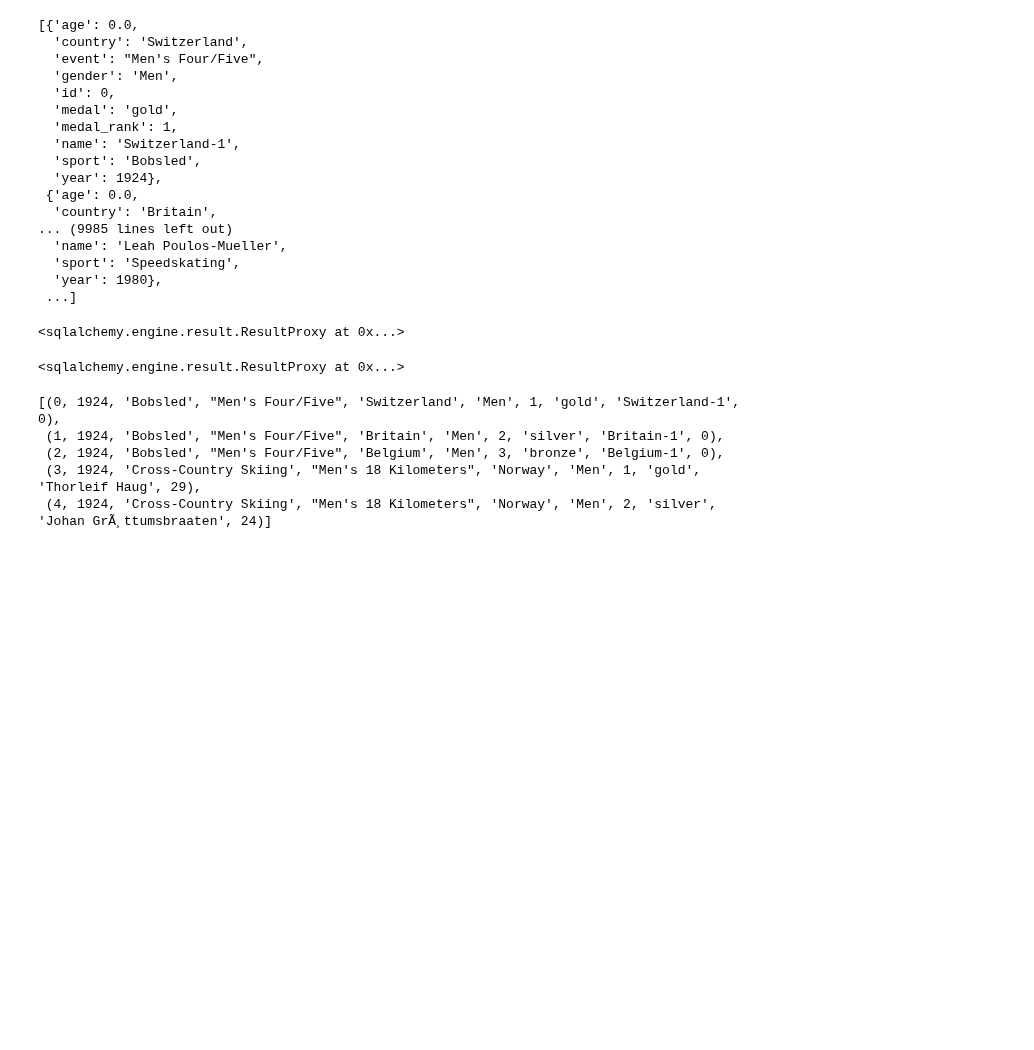
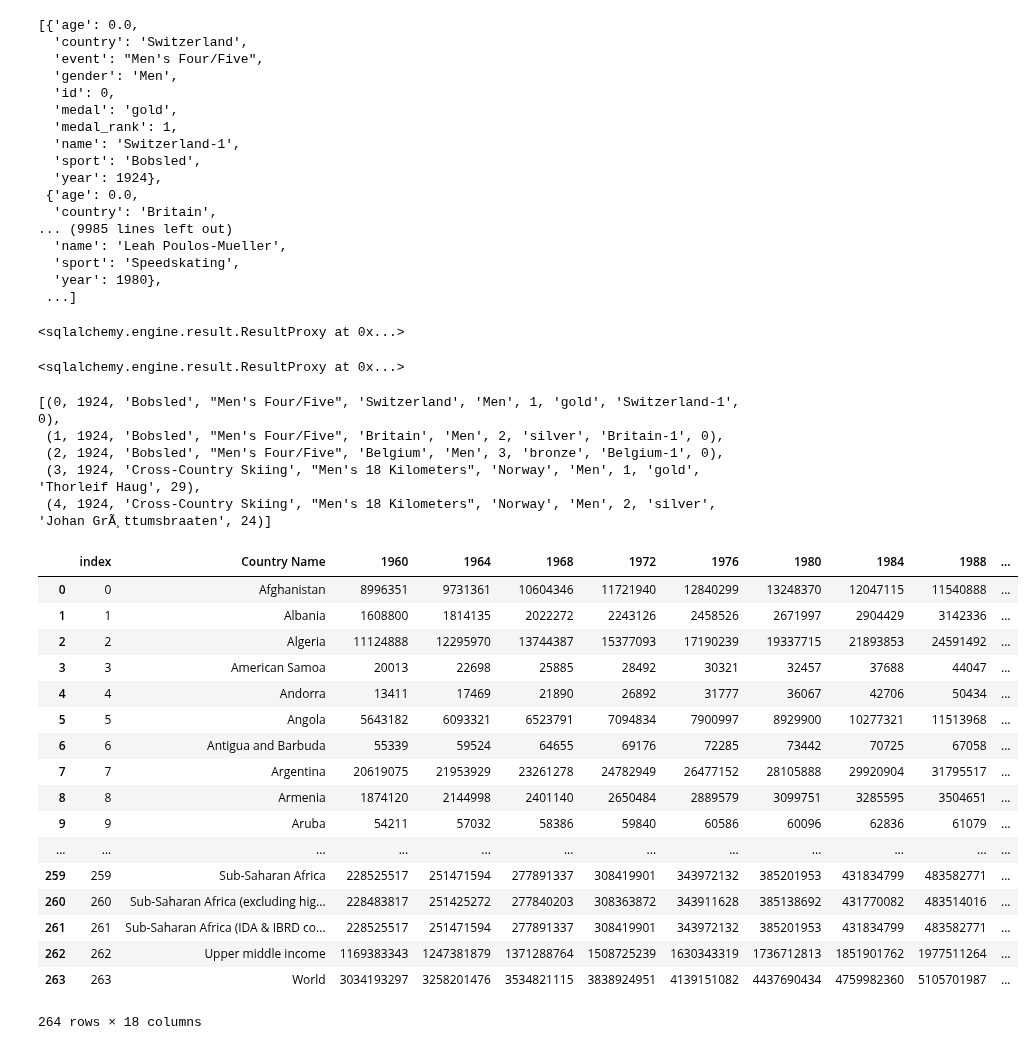
Before and after one commit to taniamukherjee/Storytelling-Project, a Jupyter notebook: Olympics/Winter Olympics Create Database.ipynb, the cells around one changed output. Cells and saved outputs as stored; diff of their text form; code cells hidden in the pictures; blank space fills up the shorter version.

```diff
--- a/Olympics/Winter Olympics Create Database.ipynb
+++ b/Olympics/Winter Olympics Create Database.ipynb
@@ -109,3 +146,27 @@ conn.execute("select * from medals limit 5").fetchall()
  (2, 1924, 'Bobsled', "Men's Four/Five", 'Belgium', 'Men', 3, 'bronze', 'Belgium-1', 0),
  (3, 1924, 'Cross-Country Skiing', "Men's 18 Kilometers", 'Norway', 'Men', 1, 'gold', 'Thorleif Haug', 29),
  (4, 1924, 'Cross-Country Skiing', "Men's 18 Kilometers", 'Norway', 'Men', 2, 'silver', 'Johan GrÃ¸ttumsbraaten', 24)]
+# %%
+# Load the cleaned population csv file into a pandas dataframe
+population_df = pd.read_csv('population_by_country_1960_present.csv').fillna(value=0)
+population_df = population_df.reset_index()
+population_df
+# %% [output]
+|  | index | Country Name | 1960 | 1964 | 1968 | 1972 | 1976 | 1980 | 1984 | 1988 | ... |
+| 0 | 0 | Afghanistan | 8996351 | 9731361 | 10604346 | 11721940 | 12840299 | 13248370 | 12047115 | 11540888 | ... |
+| 1 | 1 | Albania | 1608800 | 1814135 | 2022272 | 2243126 | 2458526 | 2671997 | 2904429 | 3142336 | ... |
+| 2 | 2 | Algeria | 11124888 | 12295970 | 13744387 | 15377093 | 17190239 | 19337715 | 21893853 | 24591492 | ... |
+| 3 | 3 | American Samoa | 20013 | 22698 | 25885 | 28492 | 30321 | 32457 | 37688 | 44047 | ... |
+| 4 | 4 | Andorra | 13411 | 17469 | 21890 | 26892 | 31777 | 36067 | 42706 | 50434 | ... |
+| 5 | 5 | Angola | 5643182 | 6093321 | 6523791 | 7094834 | 7900997 | 8929900 | 10277321 | 11513968 | ... |
+| 6 | 6 | Antigua and Barbuda | 55339 | 59524 | 64655 | 69176 | 72285 | 73442 | 70725 | 67058 | ... |
+| 7 | 7 | Argentina | 20619075 | 21953929 | 23261278 | 24782949 | 26477152 | 28105888 | 29920904 | 31795517 | ... |
+| 8 | 8 | Armenia | 1874120 | 2144998 | 2401140 | 2650484 | 2889579 | 3099751 | 3285595 | 3504651 | ... |
+| 9 | 9 | Aruba | 54211 | 57032 | 58386 | 59840 | 60586 | 60096 | 62836 | 61079 | ... |
+| ... | ... | ... | ... | ... | ... | ... | ... | ... | ... | ... | ... |
+| 259 | 259 | Sub-Saharan Africa | 228525517 | 251471594 | 277891337 | 308419901 | 343972132 | 385201953 | 431834799 | 483582771 | ... |
+| 260 | 260 | Sub-Saharan Africa (excluding hig... | 228483817 | 251425272 | 277840203 | 308363872 | 343911628 | 385138692 | 431770082 | 483514016 | ... |
+| 261 | 261 | Sub-Saharan Africa (IDA & IBRD co... | 228525517 | 251471594 | 277891337 | 308419901 | 343972132 | 385201953 | 431834799 | 483582771 | ... |
+| 262 | 262 | Upper middle income | 1169383343 | 1247381879 | 1371288764 | 1508725239 | 1630343319 | 1736712813 | 1851901762 | 1977511264 | ... |
+| 263 | 263 | World | 3034193297 | 3258201476 | 3534821115 | 3838924951 | 4139151082 | 4437690434 | 4759982360 | 5105701987 | ... |
+264 rows × 18 columns
```
Also changed, not shown: parts of 7 cells of this notebook, 13 other files.
